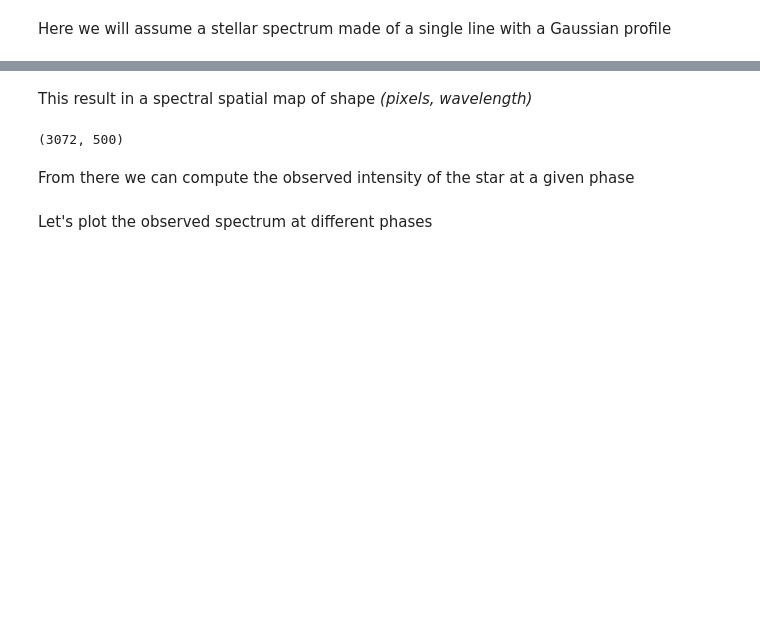
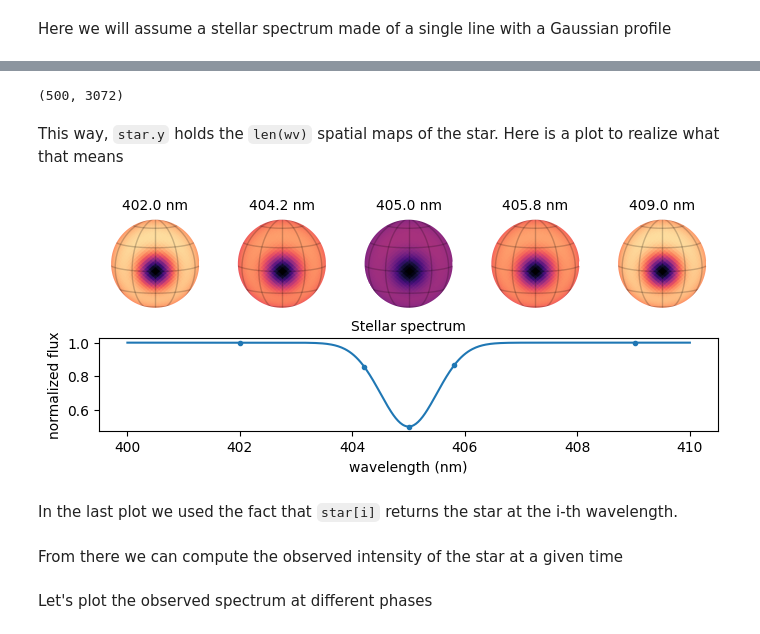
Before and after one commit to lgrcia/spotter, a Jupyter notebook: docs/notebooks/spectral.ipynb, the cells around one changed output, grey strips where cells are left out. Saved outputs shown, nothing was run; the diff lists cells and outputs as text; code cells hidden in the pictures; blank space fills up the shorter version.

```diff
--- a/docs/notebooks/spectral.ipynb
+++ b/docs/notebooks/spectral.ipynb
@@ -34,10 +34,4 @@ def gaussian(x, mu, sigma):
 
 
 wv = jnp.linspace(400, 410, 500) * 1e-9
-star_spectrum = 1 - gaussian(wv, wv.mean(), 0.5e-9)
-
-plt.figure(figsize=(8, 2))
-plt.plot(wv * 1e9, star_spectrum)
-plt.xlabel("wavelength ($\mu$m)")
-plt.title("Stellar spectrum")
-_ = plt.ylabel("normalized flux")
+star_spectrum = 1 - 0.5 * gaussian(wv, wv.mean(), 0.5e-9)
@@ -51,11 +42,42 @@ spectra += star_spectrum[None, :] * (star - spot).y[:, None]
-# %% [markdown]
-This result in a spectral spatial map of shape *(pixels, wavelength)*
-# %%
-spectra.shape
-# %% [output]
-(3072, 500)
+# %%
+import warnings
+
+warnings.filterwarnings("error")
+
+spectra = star_spectrum[:, None] * (base_star - spot).y
+
+star = base_star.set(y=spectra, wv=wv)
+star.y.shape
+# %% [output]
+(500, 3072)
+# %% [markdown]
+This way, `star.y` holds the `len(wv)` spatial maps of the star. Here is a plot to realize what that means
+# %%
+from matplotlib import gridspec
+
+idxs = jnp.array([100, 210, 250, 290, 450])
+
+fig = plt.figure(figsize=(7, 3))
+axes = gridspec.GridSpec(2, len(idxs))
+ax = plt.subplot(axes[1, :])
+ax.plot(wv * 1e9, star_spectrum)
+ax.plot(wv[idxs] * 1e9, star_spectrum[idxs], ".", c="C0")
+ax.set_xlabel("wavelength (nm)")
+ax.set_ylabel("normalized flux")
+ax.set_title("Stellar spectrum", fontsize=10)
+
+for i, idx in enumerate(idxs):
+    ax = plt.subplot(axes[0, i])
+    show(star[idx], vmax=1)
+    ax.set_title(f"{wv[idx] * 1e9:.1f} nm", fontsize=10)
+
+_ = plt.tight_layout()
+# %% [output]
+[figure, added]
+# %% [markdown]
+In the last plot we used the fact that `star[i]` returns the star at the i-th wavelength.
 # %% [markdown]
-From there we can compute the observed intensity of the star at a given phase
+From there we can compute the observed intensity of the star at a given time
 # %%
 from spotter.doppler import spectrum
 
```
Also changed, not shown: parts of 16 cells of this notebook, 8 other files.
